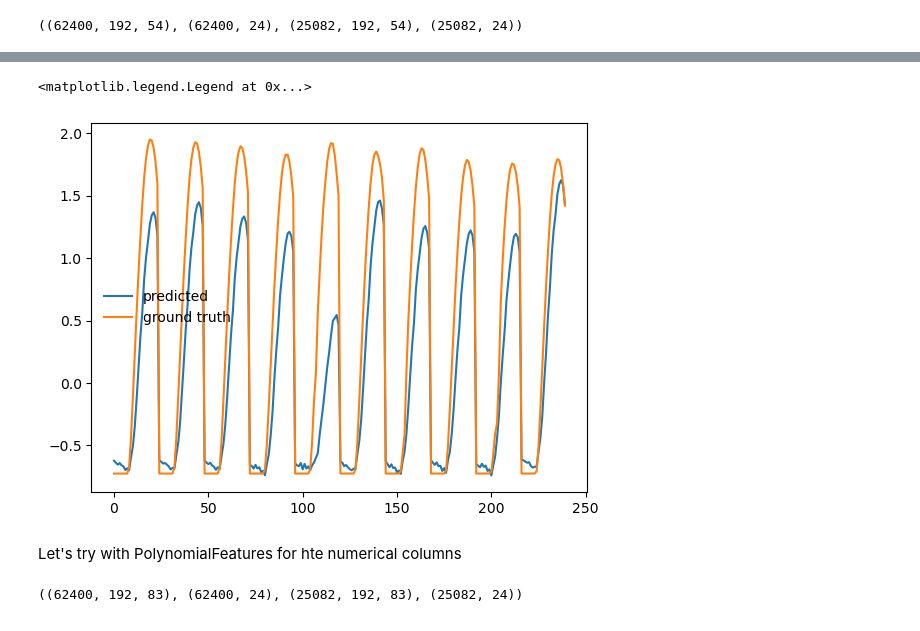
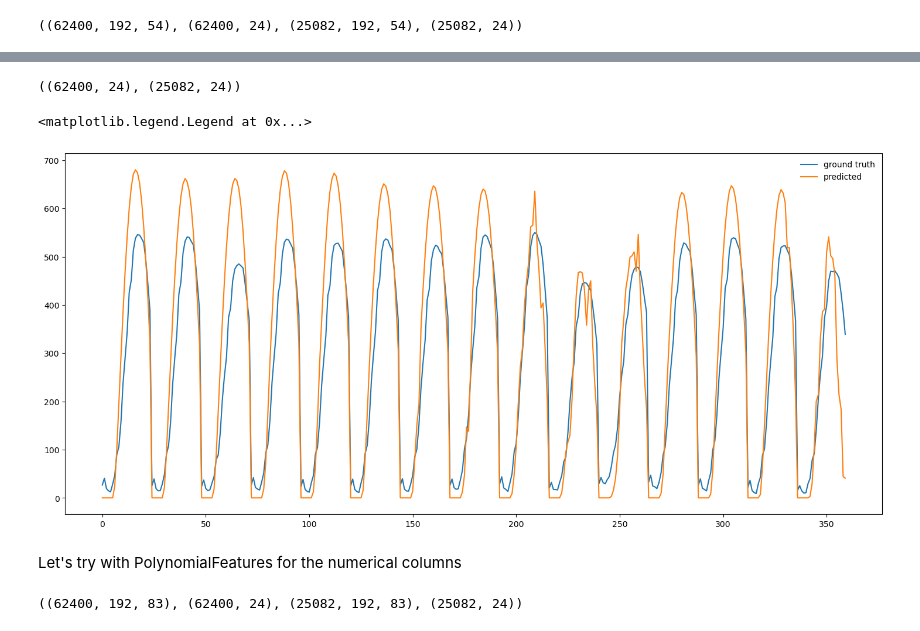
Before and after one commit to martijndevries/solar-intensity-forecast, a Jupyter notebook: martijn/RNN_modeling.ipynb, the cells around one changed output, grey strips where cells are left out. Cells and saved outputs as stored; diff of their text form; code cells hidden in the pictures.

```diff
--- a/martijn/RNN_modeling.ipynb
+++ b/martijn/RNN_modeling.ipynb
@@ -55,3 +55,11 @@ stacked_tot = np.hstack([stacked_sc[:,:-1], cloudtypes[:,:], month[:,:], hour[:,
+# %%
+stacked_data = np.hstack([df[num_features].values])
+
+# Scale
+ss = StandardScaler()
+stacked_sc = ss.fit_transform(stacked_data)
+ss_y = StandardScaler()
+stacked_tot = np.hstack([stacked_sc[:,:], cloudtypes[:,:], month[:,:], hour[:,:], ss_y.fit_transform(df[['GHI']].values)])
 # %% [markdown]
 Now I want to sequence the data, so that n_in timesteps align with the same number of timesteps. This code was largely copied from
 https://pangkh98.medium.com/multi-step-multivariate-time-series-forecasting-using-lstm-92c6d22cd9c2
@@ -157,17 +165,25 @@ preds_test = model.predict(test_X)
+# %%
+preds_train.shape, preds_test.shape
+# %% [output]
+((62400, 24), (25082, 24))
+# %%
+test_y_ghi = ss_y.inverse_transform(test_y)
+preds_test_ghi = ss_y.inverse_transform(preds_test)
 # %%
 preds_l, test_l = [], []
-x = 5
-for i in range(70, 80):
-    preds_l += list(preds_test[i*48+x,:])
-    test_l += list(test_y[i*48+x,:])
+x = 8
+for i in range(100,115):
+    preds_l += list(test_y_ghi[i*48+x,:])
+    test_l += list(preds_test_ghi[i*48+x,:])
+plt.figure(figsize=(18, 8))
+plt.plot(test_l, label='ground truth')
 plt.plot(preds_l, label='predicted')
-plt.plot(test_l, label='ground truth')
 plt.legend(frameon=False)
 # %% [output]
 <matplotlib.legend.Legend at 0x...>
-[figure, old version]
+[figure, new version]
 # %% [markdown]
-Let's try with PolynomialFeatures for hte numerical columns
+Let's try with PolynomialFeatures for the numerical columns
 # %%
 num_features = ['Wind Speed', 'Wind Direction', 'Dew Point', 'Pressure', 'Relative Humidity', 'Temperature', 'Solar Zenith Angle']
 
```
Also changed, not shown: parts of 6 cells of this notebook, 4 other files.
